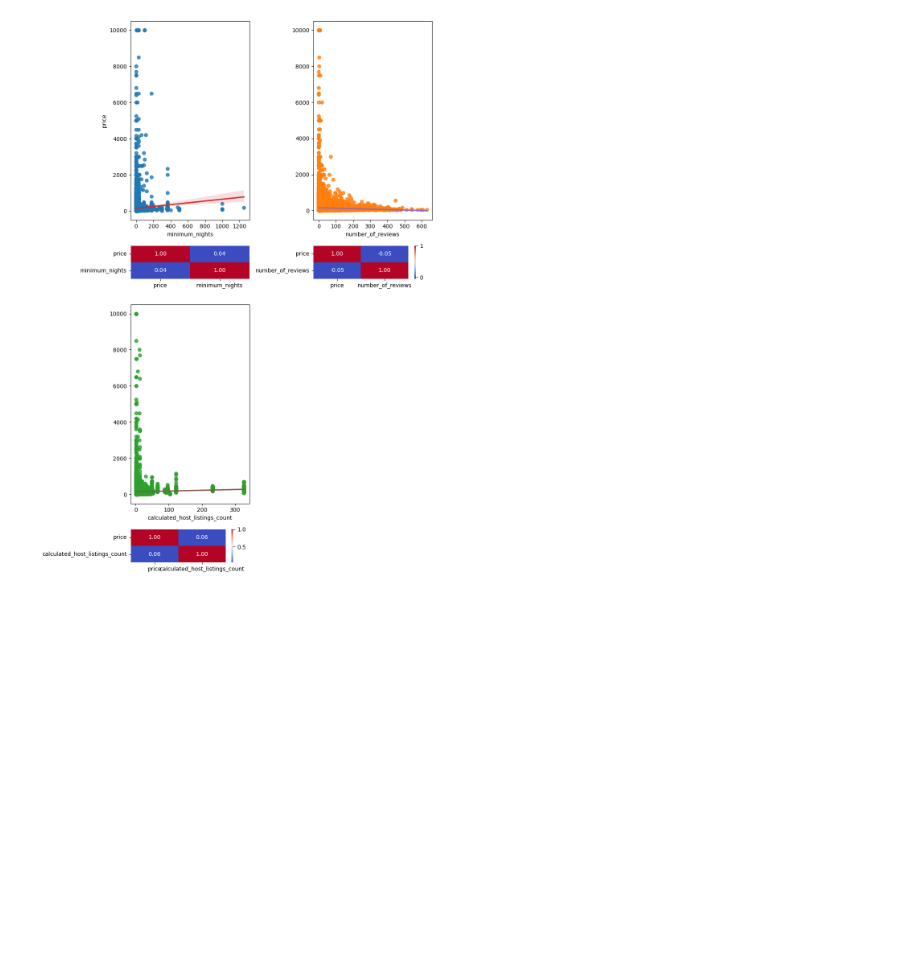
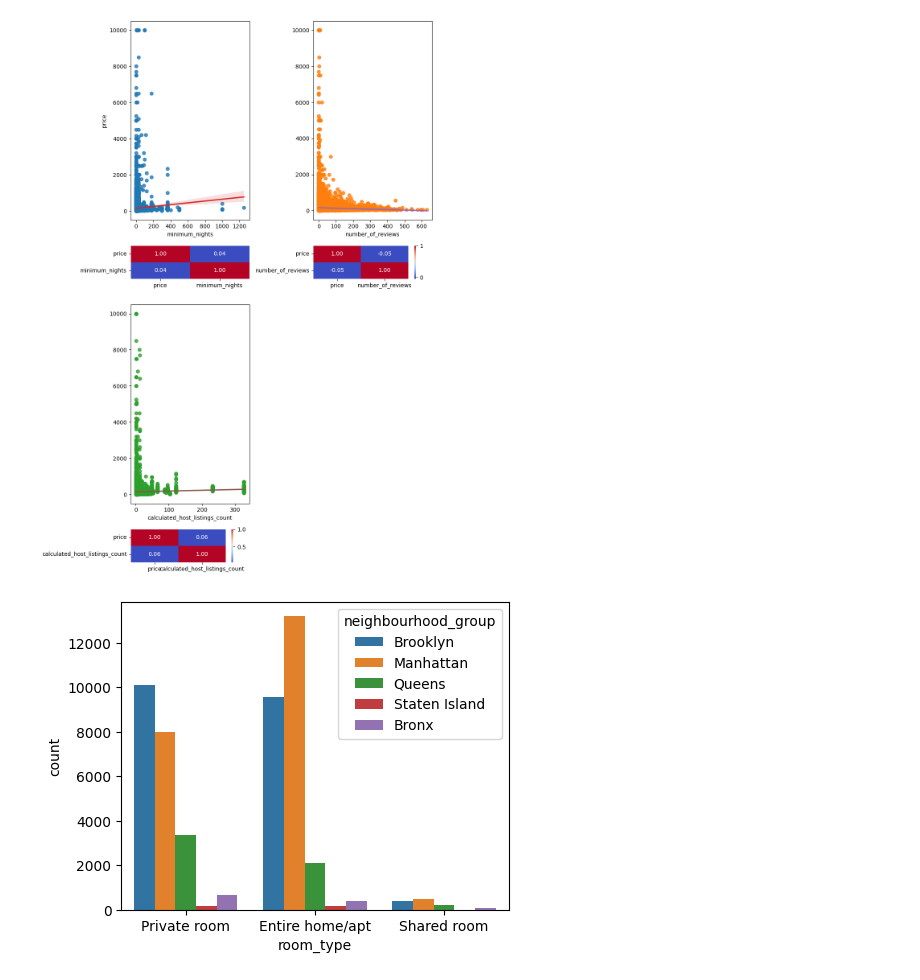
Before and after one commit to Eleiny9/eda, a Jupyter notebook: src/explore.ipynb, the cells around one changed output. Saved outputs shown, nothing was run; the diff lists cells and outputs as text; code cells hidden in the pictures; blank space fills up the shorter version.

```diff
--- a/src/explore.ipynb
+++ b/src/explore.ipynb
@@ -179,2 +179,19 @@ plt.show()
 # %% [output]
 [figure]
+# %%
+# Analisis categorico categorico
+
+fig, axis = plt.subplots(figsize = (5, 4))
+
+sns.countplot(data = data, x = "room_type", hue = "neighbourhood_group")
+
+# Muestra el grafico
+plt.show()
+
+#Observamos:
+# Notamos que de nuestros 3 grupos de alquiler . Manhattan tiene mayor dominancia en departamentos enteros y en segundo lugar esta Brooklyn
+# Brooklyn tiene mas registros en habitaciones privadas
+# Los tipos de alquiler que dominan son las habitaciones privadas y los departamentos completos
+# El grupo de poblacion que casi no tiene registros es Staten Island
+# %% [output]
+[figure, added]
```
Also changed, not shown: parts of 4 cells of this notebook.
